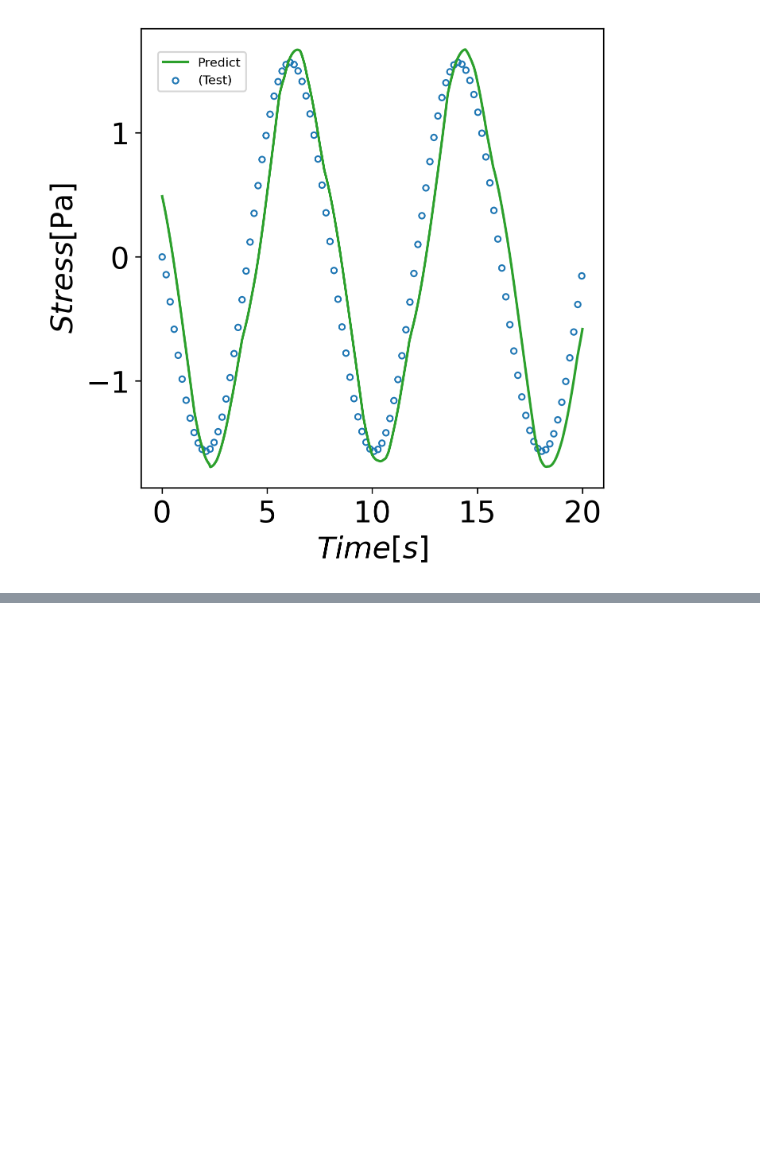
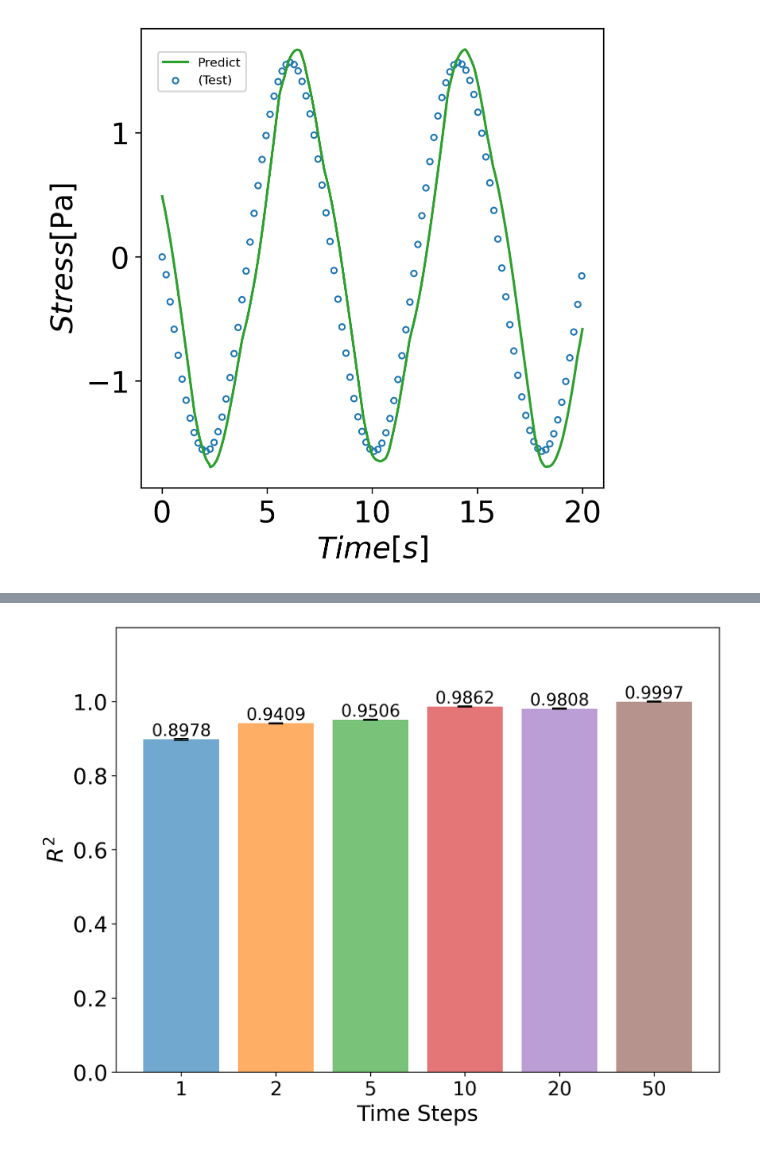
Before and after one commit to xiaolihuamao/Constitutive_Equation, a Jupyter notebook: stress_strain_fitting/dnn_maxwell.ipynb, the cells around one changed output, grey strips where cells are left out. Cells and saved outputs as stored; diff of their text form; code cells hidden in the pictures; blank space fills up the shorter version.

```diff
--- a/stress_strain_fitting/dnn_maxwell.ipynb
+++ b/stress_strain_fitting/dnn_maxwell.ipynb
@@ -609,0 +691,90 @@ torch.save(model_HF_nl, 'model/maxwell_dnn_sin_de_nl.pth')
+# %%
+import matplotlib.pyplot as plt
+import numpy as np
+from matplotlib.colors import LinearSegmentedColormap
+
+# 示例数据（请根据实际情况替换）
+metrics = [f'$R^{2}$', 'MAE', 'MAPE', 'Training Time']
+values = [
+    [0.8978, 0.9409, 0.9506, 0.9862, 0.9808, 0.9997],  # 示例值，替换为实际数据
+    [0.1098, 0.0675, 0.0358, 0.0189, 0.0188, 0.0142],  # 示例值，替换为实际数据
+    [4.9509, 2.7896, 2.0987, 1.1498, 1.1569, 1.1450],  # 示例值，替换为实际数据
+    [269, 389, 420, 458, 783, 1223]                    # 示例值，替换为实际数据
+]
+
+# 误差棒（请根据实际情况替换）
+errors = [
+    [0.002, 0.001, 0.001, 0.001, 0.001, 0.001],  # 示例误差，替换为实际数据
+    [0.0003, 0.0002, 0.0002, 0.0001, 0.0001, 0.0001],  # 示例误差，替换为实际数据
+    [0.005, 0.004, 0.003, 0.002, 0.001, 0.001],  # 示例误差，替换为实际数据
+    [1, 2, 2, 1, 2, 1]  # 示例误差，替换为实际数据
+]
+
+# 自定义渐变颜色
+def create_gradient_cmap(color1, color2, gamma=1.0, N=256):
+    """
+    创建渐变颜色映射
+    :param color1: 渐变的起点颜色
+    :param color2: 渐变的终点颜色
+    :param gamma: 控制渐变的平滑度
+    :param N: 渐变的分辨率
+    :return: 渐变颜色映射
+    """
+    cmap = LinearSegmentedColormap.from_list('custom_cmap', [color1, color2], N=N)
+    cmap._init()
+    cmap._lut[:, -1] = np.linspace(0, 1, cmap.N + 3) ** gamma  # 调整透明度
+    return cmap
+
+# 柱状图宽度
+bar_width = 0.8
+
+# 横坐标
+x_ticks = [1, 2, 3, 4, 5, 6]  # 实际刻度
+x_labels = [1, 2, 5, 10, 20, 50]  # 实际显示的标签
+
+# 颜色列表（为每个横坐标设置不同的渐变颜色）
+colors = ['#1f77b4', '#ff7f0e', '#2ca02c', '#d62728', '#9467bd', '#8c564b']
+
+# 绘图
+for i, metric in enumerate(metrics):
+    fig, ax = plt.subplots(figsize=(8, 6), dpi=300)
+
+    # 绘制柱状图
+    bars = []
+    for j, x in enumerate(x_ticks):
+        # 创建渐变颜色映射
+        cmap = create_gradient_cmap('white', colors[j])
+        bar = ax.bar(x, values[i][j], width=bar_width, color=cmap(0.8), yerr=errors[i][j], capsize=6)
+        bars.append(bar)
+
+    # 显示柱状图数字
+    for bar in bars:
+        for rect in bar:
+            height = rect.get_height()
+            if i != 3:
+                ax.text(rect.get_x() + rect.get_width() / 2.0, height, f'{height:.4f}', ha='center', va='bottom', fontsize=14)
+            else:
+                ax.text(rect.get_x() + rect.get_width() / 2.0, height, f'{height:.0f}', ha='center', va='bottom', fontsize=14)
+
+    # 设置y轴标签
+    if i != 3:
+        ax.set_ylabel(metric, fontsize=18)
+    else:
+        ax.set_ylabel(metric + ' [s]', fontsize=18)
+
+    # 设置x轴标签
+    ax.set_xticks(x_ticks)
+    ax.set_xticklabels(x_labels, fontsize=16)  # x轴显示1, 2, 5, 10, 20, 50
+    ax.set_xlabel('Time Steps',fontsize=18)
+    # 调整y轴范围，留出更多空白
+    max_value = max(values[i])  # 获取当前指标的最大值
+    ax.set_ylim(0, max_value * 1.2)  # 设置y轴上限为最大值的1.2倍
+      # 设置y轴刻度字体大小
+    ax.tick_params(axis='y', labelsize=18)  # 调整y轴刻度字体大小
+    # 调整布局
+    plt.tight_layout()
+
+    # 显示图形
+    plt.show()
+# %% [output]
+[figure, added]
```
Also changed, not shown: parts of 3 cells of this notebook, 7 other files.
